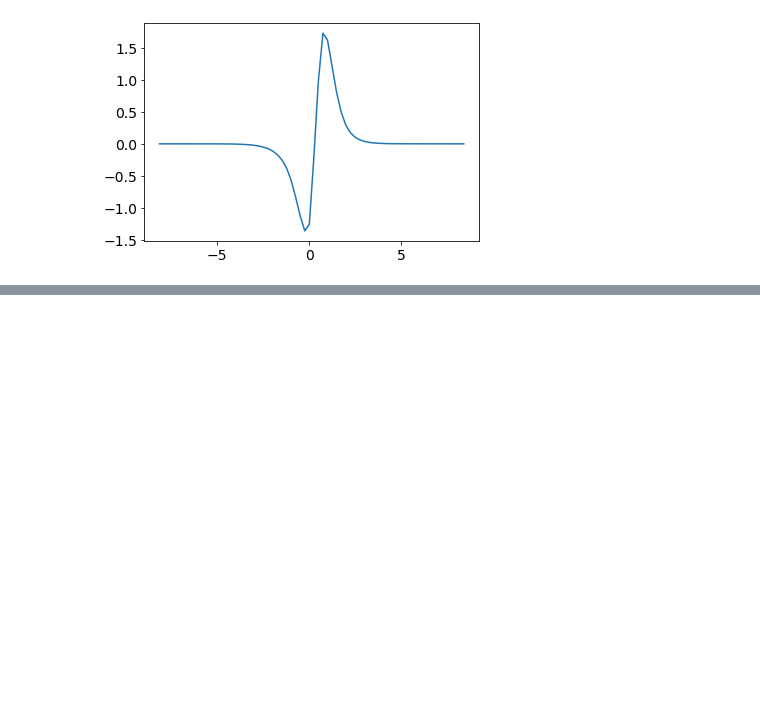
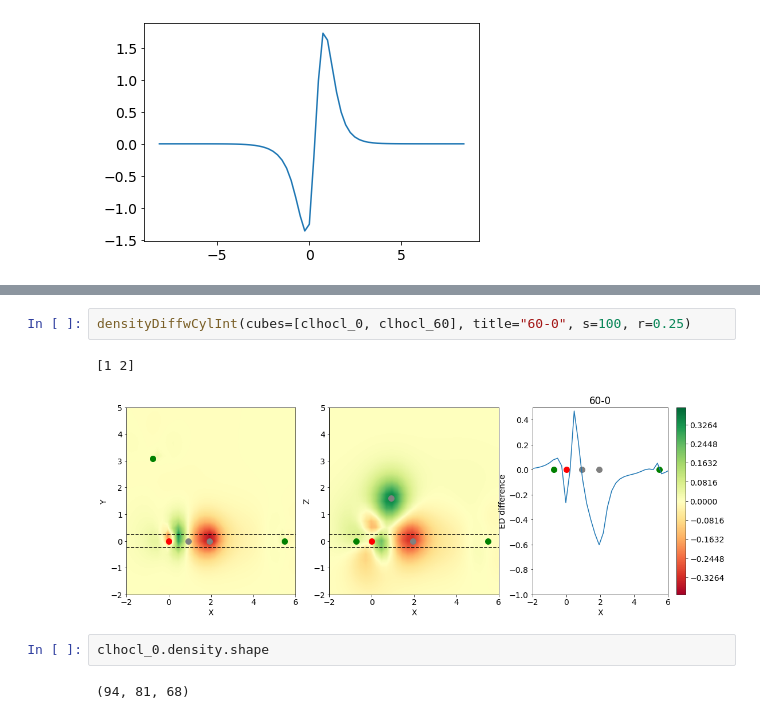
Before and after one commit to cgavinh/mccoy_hocl, a Jupyter notebook: ElectronDensity.ipynb, the cells around one changed output, grey strips where cells are left out. Cells and saved outputs as stored; diff of their text form; blank space fills up the shorter version.

```diff
--- a/ElectronDensity.ipynb
+++ b/ElectronDensity.ipynb
@@ -742,0 +761,9 @@ densityDiffwCylInt(cubes=[clhocl_0, clhocl_30], title="30-0", s=100, r=3)
+# %%
+densityDiffwCylInt(cubes=[clhocl_0, clhocl_60], title="60-0", s=100, r=0.25)
+# %% [output]
+[1 2]
+[figure, added]
+# %%
+clhocl_0.density.shape
+# %% [output]
+(94, 81, 68)
```
Also changed, not shown: parts of 6 cells of this notebook.
